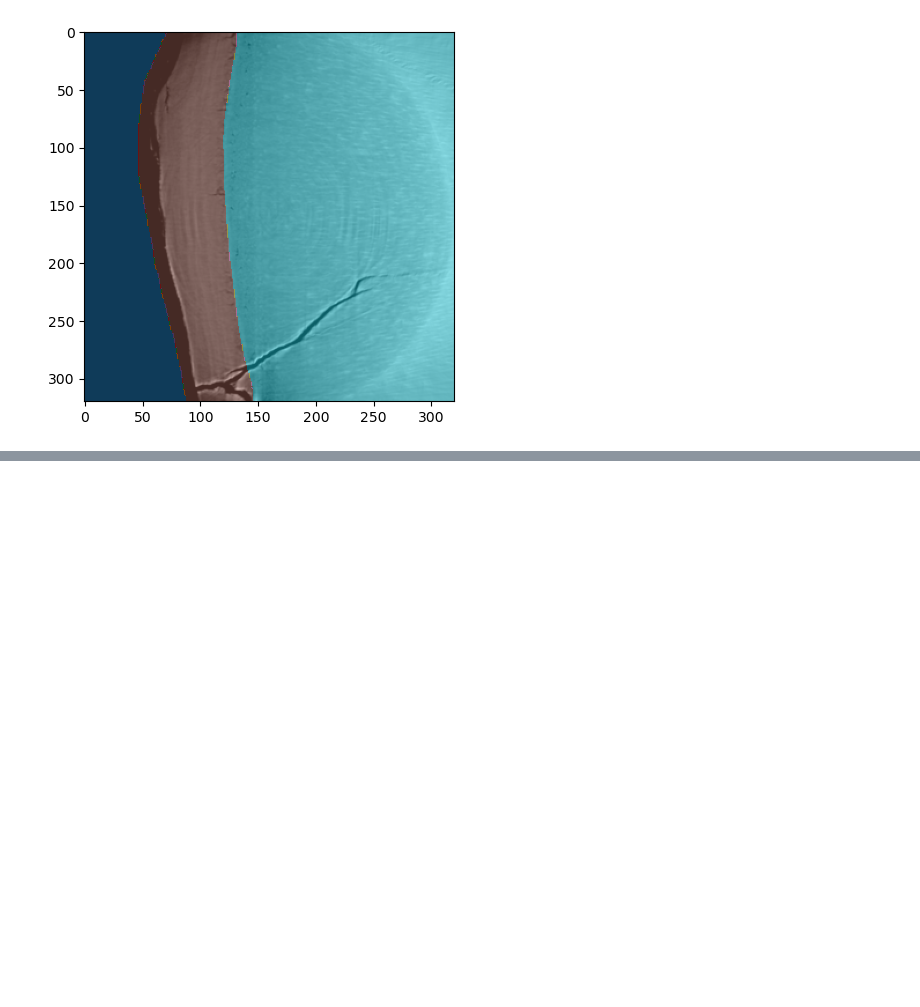
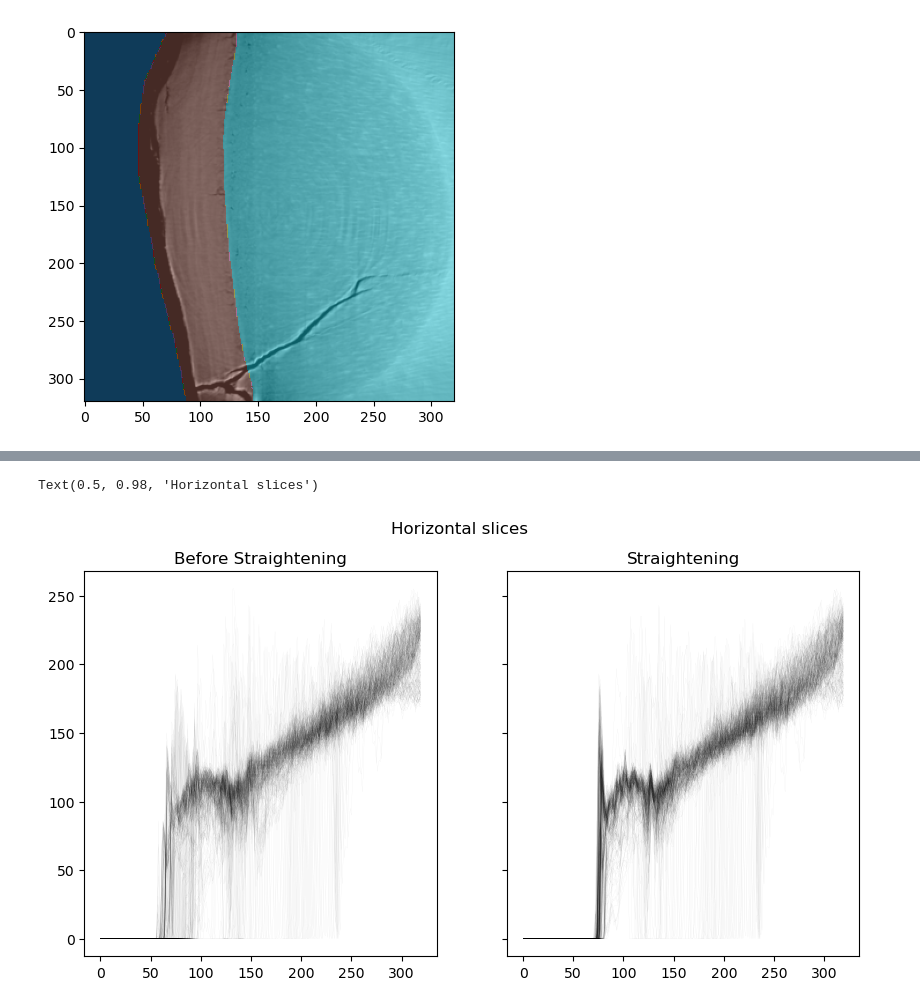
Before and after one commit to JGIBristol/cementum_imaging, a Jupyter notebook: straighten_mesh.ipynb, the cells around one changed output, grey strips where cells are left out. Saved outputs shown, nothing was run; the diff lists cells and outputs as text; code cells hidden in the pictures; blank space fills up the shorter version.

```diff
--- a/straighten_mesh.ipynb
+++ b/straighten_mesh.ipynb
@@ -162,18 +74,0 @@ fig.savefig("inner_mesh.png")
-# %%
-# Estimate the transformation
-transform = PiecewiseAffineTransform()
-result = transform.estimate(curve_pts, rect_pts)
-assert result
-
-# Apply the transformation to the image
-image_transformed = warp(image, transform.inverse, order=0, clip=False, cval=255)
-
-# Display the straightened image
-cmap = colormaps["grey"]
-cmap.set_over("white")
-norm = colors.Normalize(vmin=0, vmax=254)
-fig, axes = plt.subplots(1, 2, sharey=True, figsize=(10, 5))
-axes[0].imshow(image, cmap=cmap, norm=norm)
-axes[1].imshow(image_transformed, cmap=cmap, norm=norm)
-fig.tight_layout()
-fig.savefig("straightened_inner.png")
@@ -179,0 +80,18 @@ fig.savefig("straightened_inner.png")
+# %%
+import numpy as np
+
+fig, axes = plt.subplots(1, 2, figsize=(10, 5), sharex=True, sharey=True)
+
+axes[0].set_title("Before Straightening")
+axes[1].set_title("Straightening")
+
+kw = {"alpha": 0.1, "color": "k", "linewidth": 0.1}
+for y in image:
+    axes[0].plot(y, **kw)
+for y in image_transformed:
+    axes[1].plot(y, **kw)
+
+fig.suptitle("Horizontal slices")
+# %% [output]
+Text(0.5, 0.98, 'Horizontal slices')
+[figure, added]
```
Also changed, not shown: parts of 7 cells of this notebook, 1 other file.
